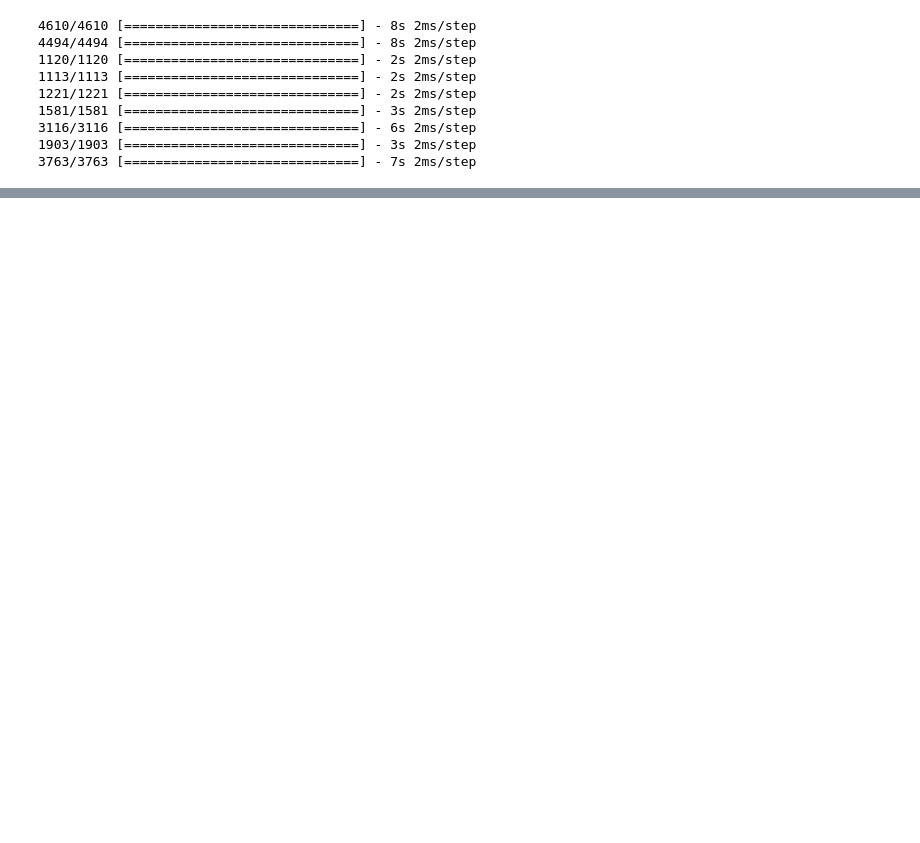
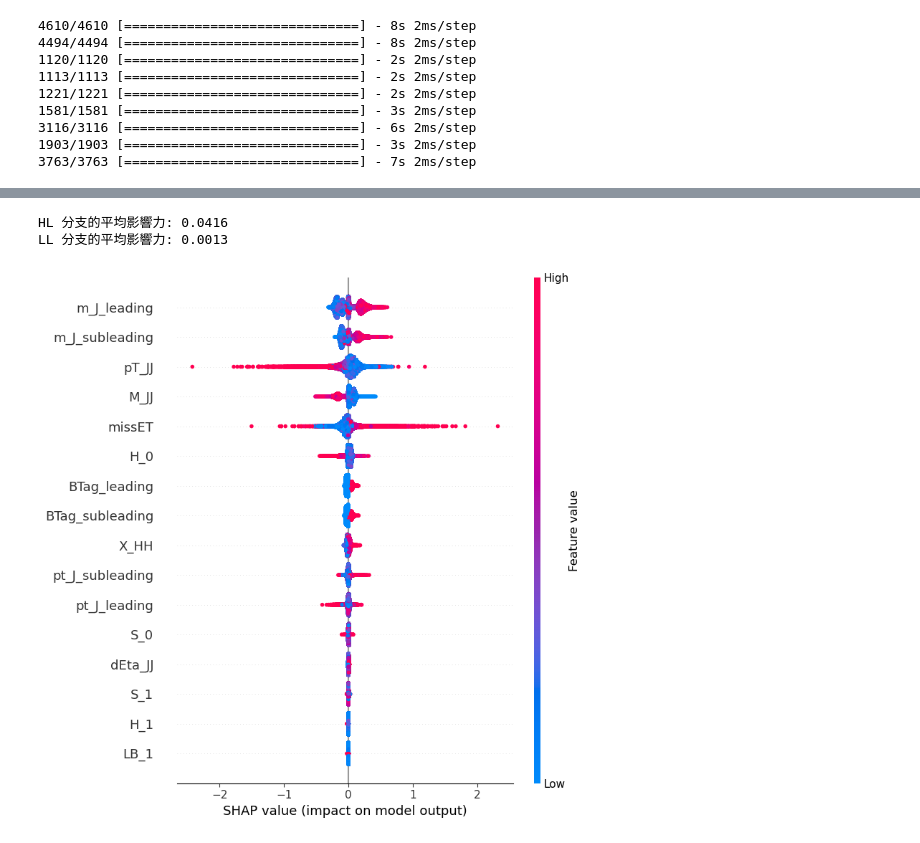
Before and after one commit to FeiChinzz/HHproduction, a Jupyter notebook: mucollider_hhvv/MLmodel.ipynb, the cells around one changed output, grey strips where cells are left out. Drawn from its saved outputs; the diff is of its cells as text; code cells hidden in the pictures; blank space fills up the shorter version.

```diff
--- a/mucollider_hhvv/MLmodel.ipynb
+++ b/mucollider_hhvv/MLmodel.ipynb
@@ -313,0 +339,23 @@ significance: 7.0720433728662835
+# %%
+import shap
+
+background_indices = np.random.choice(HL_train.shape[0], 200, replace=False)
+background = [HL_train[background_indices], LL_train[background_indices]]
+
+explainer = shap.DeepExplainer(model, background)
+
+test_data = [HL_val, LL_val]
+shap_values = explainer.shap_values(test_data)
+# %%
+hl_importance = np.abs(shap_values[0]).mean()
+ll_importance = np.abs(shap_values[1]).mean()
+
+print(f"HL 分支的平均影響力: {hl_importance:.4f}")
+print(f"LL 分支的平均影響力: {ll_importance:.4f}")
+# %% [output]
+HL 分支的平均影響力: 0.0416
+LL 分支的平均影響力: 0.0013
+# %%
+shap.summary_plot(shap_values[0][:,:,0], test_data[0], feature_names=HLfeatures)
+# %% [output]
+[figure, added]
```
Also changed, not shown: parts of 11 cells of this notebook.
